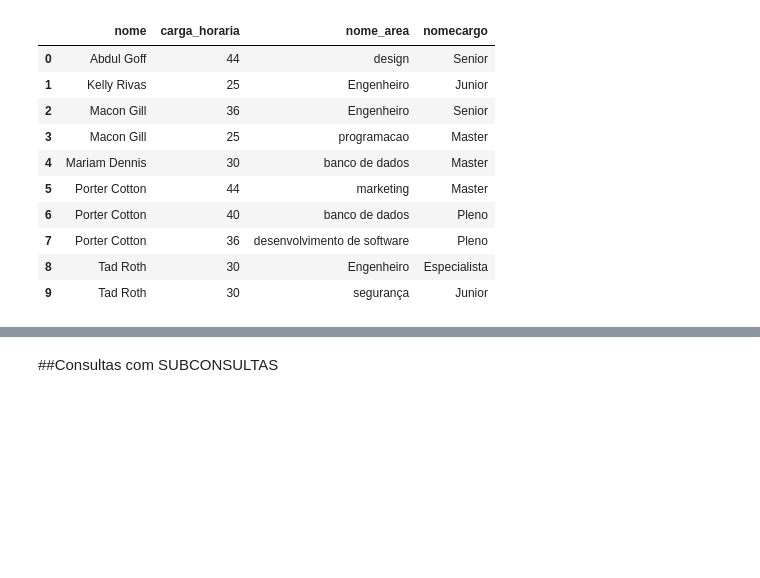
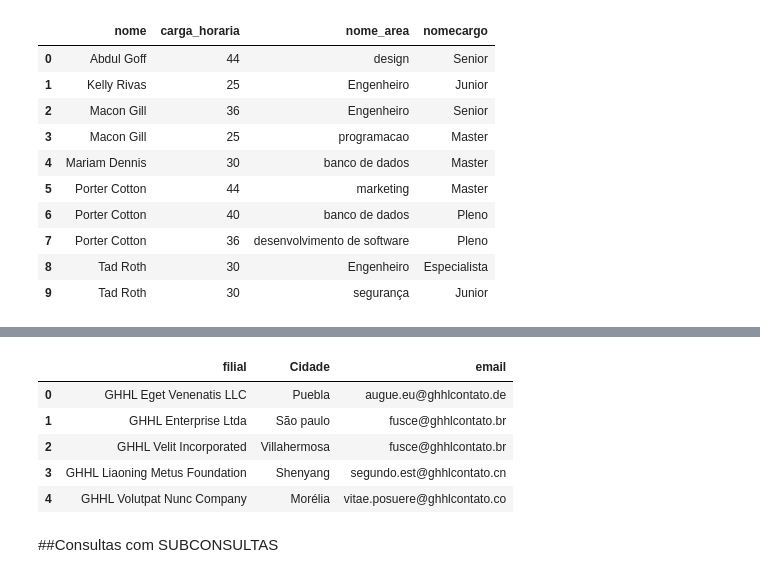
Before and after one commit to MateusLannes/Trabalho_BD1_2022, a Jupyter notebook: Files/ColabGHHL_Contrat.ipynb, the cells around one changed output, grey strips where cells are left out. Cells and saved outputs as stored; diff of their text form; code cells hidden in the pictures; blank space fills up the shorter version.

```diff
--- a/Files/ColabGHHL_Contrat.ipynb
+++ b/Files/ColabGHHL_Contrat.ipynb
@@ -1282,3 +1362,20 @@ res
+# %%
+#cidades das filiais e email do gestor responsavel por ela
+res = pd.read_sql_query("""SELECT f.nome_fantasia as Filial, c.nome_cidade as "Cidade", g.email
+FROM filial as f
+INNER JOIN endereco as e on (f.fk_endereco=e.id)
+INNER JOIN cidade as c on (c.id=e.fk_cidade_id)
+INNER JOIN gestor as g on (f.fk_gestor=g.id)
+WHERE g.email ilike '%ghhlcontato%'
+ORDER BY email  ;""",conn)
+res
+# %% [output]
+|  | filial | Cidade | email |
+| 0 | GHHL Eget Venenatis LLC | Puebla | augue.eu@ghhlcontato.de |
+| 1 | GHHL Enterprise Ltda | São paulo | fusce@ghhlcontato.br |
+| 2 | GHHL Velit Incorporated | Villahermosa | fusce@ghhlcontato.br |
+| 3 | GHHL Liaoning Metus Foundation | Shenyang | segundo.est@ghhlcontato.cn |
+| 4 | GHHL Volutpat Nunc Company | Morélia | vitae.posuere@ghhlcontato.co |
 # %% [markdown]
 ##Consultas com SUBCONSULTAS
 # %%
```
Also changed, not shown: parts of 9 cells of this notebook.
